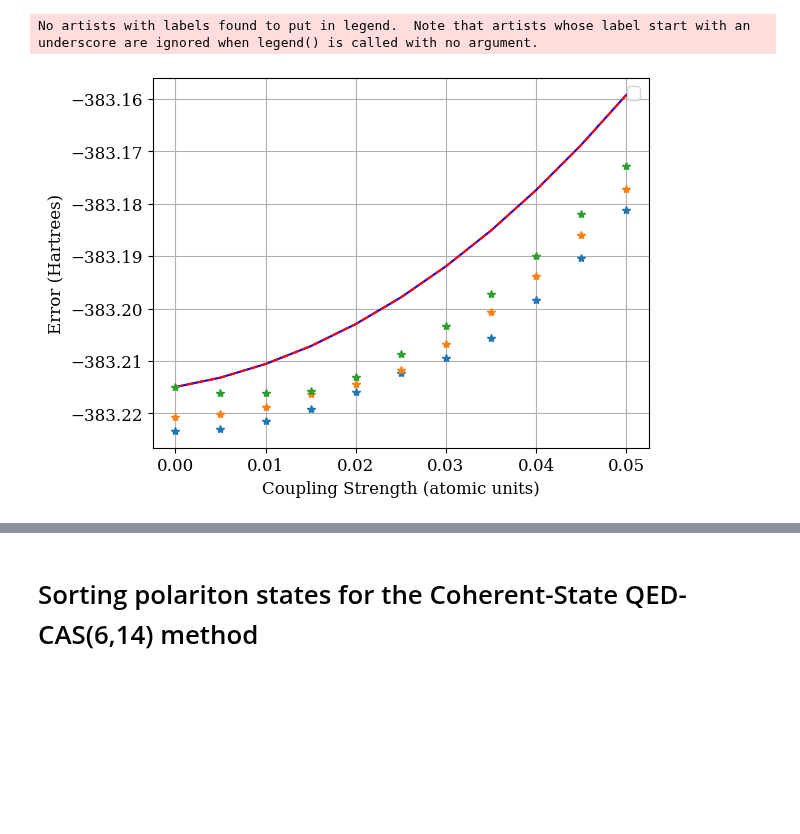
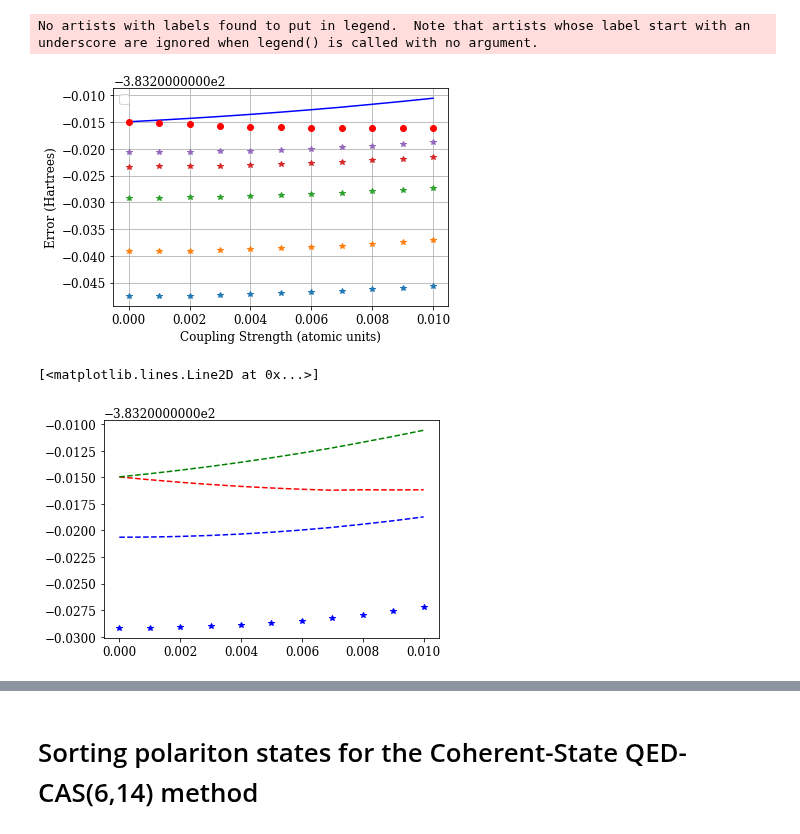
Before and after one commit to boss-bee/data_repository, a Jupyter notebook: json_scripts/napthelene.ipynb, the cells around one changed output, grey strips where cells are left out. Cells and saved outputs as stored; diff of their text form; code cells hidden in the pictures; blank space fills up the shorter version.

Commit message:
updated napthalene

```diff
--- a/json_scripts/napthelene.ipynb
+++ b/json_scripts/napthelene.ipynb
@@ -15,14 +15,16 @@ pn_dir = "/Users/jfoley19/Code/data_repository/Mapol/Napthalene/qed_casci/photon
 
 
 # imac
-#cs_dir = "/Users/jayfoley/Code/data_repository/Mapol/BH3/qed_cas/6-31g/coherent_state_basis/"
-#pn_dir = "/Users/jayfoley/Code/data_repository/Mapol/BH3/qed_cas/6-31g/photon_number_basis/"
-#fci_dir = "/Users/jayfoley/Code/data_repository/Mapol/BH3/qed_fci/6-31g/coherent_state_basis/"
+cs_dir = "/Users/jayfoley/Code/data_repository/Mapol/Napthalene/qed_casci/coherent_state_basis/"
+pn_dir = "/Users/jayfoley/Code/data_repository/Mapol/Napthalene/qed_casci/photon_number_basis/"
 
 
 cs_np_1 = cs_dir + "C10H8_qed-cas_cc-pVDZ_coherent_state_basis_1_10_10_omega_0.21767223258098056.json"
 cs_np_2 = cs_dir + "C10H8_qed-cas_cc-pVDZ_coherent_state_basis_2_10_10_omega_0.21767223258098056.json"
 cs_np_3 = cs_dir + "C10H8_qed-cas_cc-pVDZ_coherent_state_basis_3_10_10_omega_0.21767223258098056.json"
+cs_np_4 = cs_dir + "C10H8_qed-cas_cc-pVDZ_coherent_state_basis_4_10_10_omega_0.21767223258098056.json"
+cs_np_5 = cs_dir + "C10H8_qed-cas_cc-pVDZ_coherent_state_basis_5_10_10_omega_0.21767223258098056.json"
+
 
 pn_np_1 = pn_dir + "C10H8_qed-cas_cc-pVDZ_photon_number_basis_1_10_10_omega_0.21767223258098056.json"
 pn_np_2 = pn_dir + "C10H8_qed-cas_cc-pVDZ_photon_number_basis_2_10_10_omega_0.21767223258098056.json"
@@ -31,6 +33,8 @@ pn_np_3 = pn_dir + "C10H8_qed-cas_cc-pVDZ_photon_number_basis_3_10_10_omega_0.21
 cs_np_1_data = json.load(open(cs_np_1))
 cs_np_2_data = json.load(open(cs_np_2))
 cs_np_3_data = json.load(open(cs_np_3))
+cs_np_4_data = json.load(open(cs_np_4))
+cs_np_5_data = json.load(open(cs_np_5))
 
 pn_np_1_data = json.load(open(pn_np_1))
 pn_np_2_data = json.load(open(pn_np_2))
@@ -39,40 +43,66 @@ pn_np_3_data = json.load(open(pn_np_3))
 cs_np1_energy = np.array(cs_np_1_data["return_result"])
 cs_np2_energy = np.array(cs_np_2_data["return_result"])
 cs_np3_energy = np.array(cs_np_3_data["return_result"])
+cs_np4_energy = np.array(cs_np_4_data["return_result"])
+cs_np5_energy = np.array(cs_np_5_data["return_result"])
 
 pn_np1_energy = np.array(pn_np_1_data["return_result"])
 pn_np2_energy = np.array(pn_np_2_data["return_result"])
 pn_np3_energy = np.array(pn_np_3_data["return_result"])
 
 l_data = np.array(cs_np_1_data["model"]["lambda"])
+
+assert np.allclose(cs_np2_energy[:,7], cs_np5_energy[:,7], 1e-9)
 # %%
 
 
-plt.plot(l_data[:,1], cs_np2_energy[:,8], 'blue')
-plt.plot(l_data[:,1], cs_np3_energy[:,8], 'r--')
-#plt.plot(l_data[:,1], cs_np3_energy[:,1])
-#plt.plot(l_data[:,1], cs_np3_energy[:,2], '*')
-#plt.plot(l_data[:,1], cs_np3_energy[:,3], '*')
-#plt.plot(l_data[:,1], cs_np3_energy[:,4], '*')
-plt.plot(l_data[:,1], cs_np3_energy[:,5], '*')
-plt.plot(l_data[:,1], cs_np3_energy[:,6], '*')
-plt.plot(l_data[:,1], cs_np3_energy[:,7], '*')
-#plt.plot(l_data[:,1], cs_np3_energy[:,8], '*')
+plt.plot(l_data[:,1], cs_np5_energy[:,8], 'blue')
+#plt.plot(l_data[:,1], cs_np5_energy[:,8], 'r--')
+#plt.plot(l_data[:,1], cs_np5_energy[:,1])
+plt.plot(l_data[:,1], cs_np5_energy[:,2], '*')
+plt.plot(l_data[:,1], cs_np5_energy[:,3], '*')
+plt.plot(l_data[:,1], cs_np5_energy[:,4], '*')
+plt.plot(l_data[:,1], cs_np5_energy[:,5], '*')
+plt.plot(l_data[:,1], cs_np5_energy[:,6], '*')
+plt.plot(l_data[:,1], cs_np5_energy[:,7], 'ro')
+#plt.plot(l_data[:,1], cs_np3_energy[:,8], 'ro')
 
 
 plt.xlabel("Coupling Strength (atomic units)")
 plt.ylabel("Error (Hartrees)")
 #plt.ylim(5e-4, 1e-1)
 plt.legend()
 plt.grid()
 #plt.xlim(0, 0.05)
 plt.show()
 
-cs_3_state_characters = {"0" : "singlet, 0 photon, 0.960 reference",
-                         "7" : "singlet, 0 photon, -0.634, -0.634",
-                         "8" : "singlet, 0 photon, 0.960 reference",
 
-}
+singlets = np.array([
+    [-383.43263067561696, -383.2291740864853, -383.2149584430389, -383.21495844303473, -383.16017330733183, -383.1504415473162, -383.13004978370327],
+    [-383.43261229817574, -383.2291550740156, -383.21522722243037, -383.21465963191685, -383.16015280672326, -383.15042135086134, -383.1300292305218],
+    [-383.43255716603596,-383.2290980366181,-383.21546607287087,-383.2143306757528,-383.1600913052042,-383.1503607622762,-383.12996757079026],
+    [-383.4324652798875,-383.2290029747995,-383.21567508645825,-383.2139714516826,-383.15998880383154, -383.1502597825928,-383.1298648044252],
+    [-383.43233664083067,-383.2288698892642,-383.21585434392165,-383.2135818277201,-383.15984530420985,-383.1501184124483,-383.12972093102695],
+    [-383.4321712503916,-383.22869878095446,-383.2160039141857,-383.213161663411, -383.15966080902285,-383.1499366536265,-383.1358003906096],
+    [-383.43196911049625,-383.228489651083,-383.2161238540405,-383.2127108105404,-383.15943532102403,-383.14971450780513,-383.1355496029876],
+    [-383.43173022357894,-383.2282425012067,-383.2162142079085,-383.2122291139481,-383.1591688440712,-383.1494519777842,-383.1352534018759],
+    [-383.4314113273347,-383.22794527104367,-383.21617178683,-383.2116969100788,-383.15888081645534,-383.14911486701664,-383.1286908636357],
+    [-383.4310947067946,-383.22761807443993,-383.21618742212587,-383.21114884504277,-383.15852822442736,-383.1487675458732,-383.1344114709215],
+    [-383.43074085749237,-383.22725239977103,-383.21617227301056,-383.2105685033703,-383.15813417714054,-383.1483793841588,-383.13397182953327],
+])
+
+triplet = np.array([-383.22063906522254, -383.22062014419606,-383.2205633810951,-383.2204687761007,-383.2203363294715,
+                    -383.2201660414471,-383.21995791245905,-383.21971194291024,-383.21941404808933,-383.21908830374576 ,
+                    -383.2187242468046 ])
 # %% [output]
 No artists with labels found to put in legend.  Note that artists whose label start with an underscore are ignored when legend() is called with no argument.
-[figure, old version]
+[figure, new version]
+# %%
+#plt.plot(l_data[:,1], singlets[:,0], 'blue')
+plt.plot(l_data[:,1], singlets[:,1], 'b*')
+plt.plot(l_data[:,1], singlets[:,2], 'r--')
+plt.plot(l_data[:,1], singlets[:,3], 'g--')
+plt.plot(l_data[:,1], triplet, 'b--')
+# %% [output]
+[<matplotlib.lines.Line2D at 0x...>]
+[figure, added]
```
Also changed, not shown: parts of 2 cells of this notebook, 1 other file.
